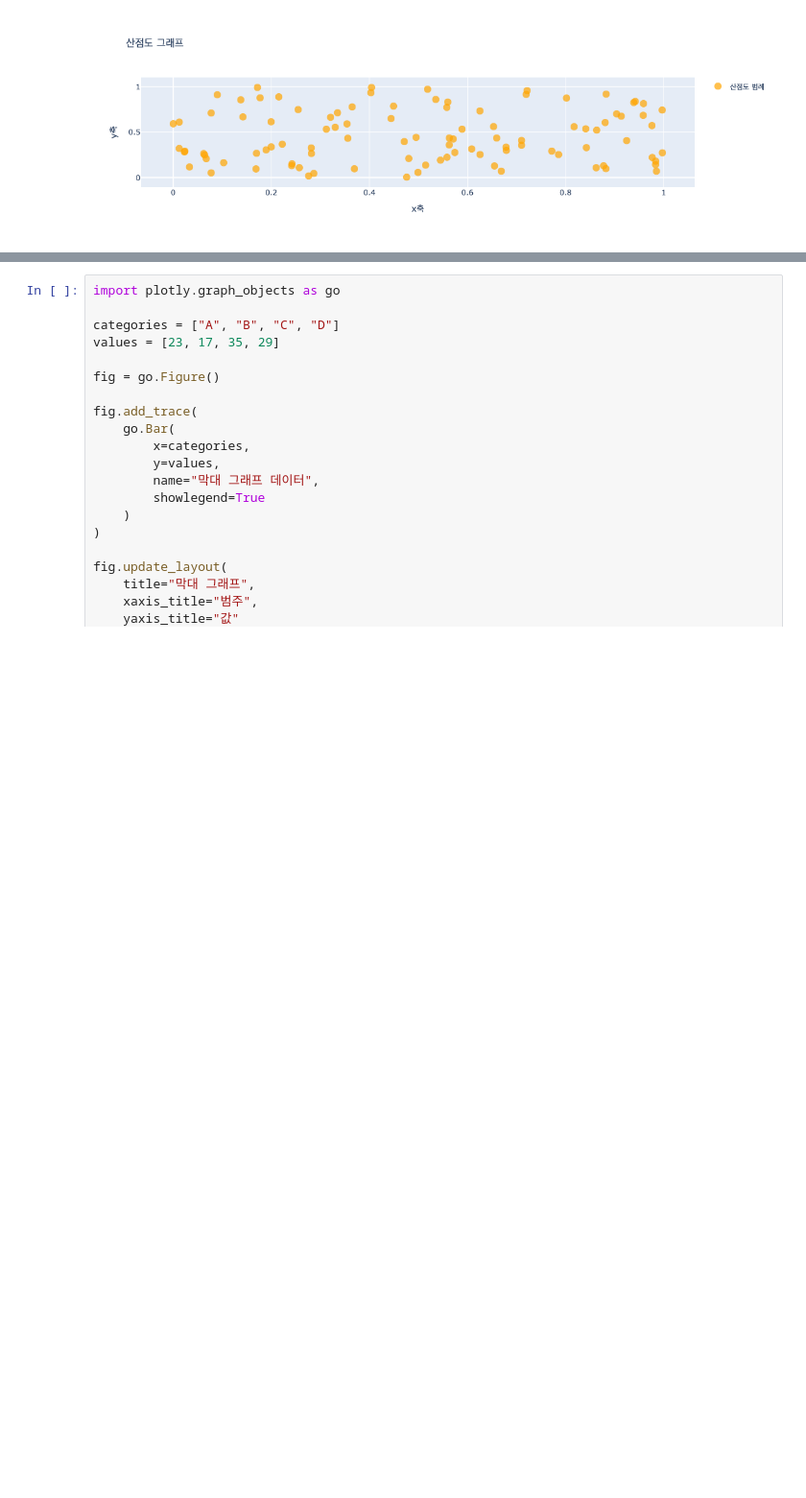
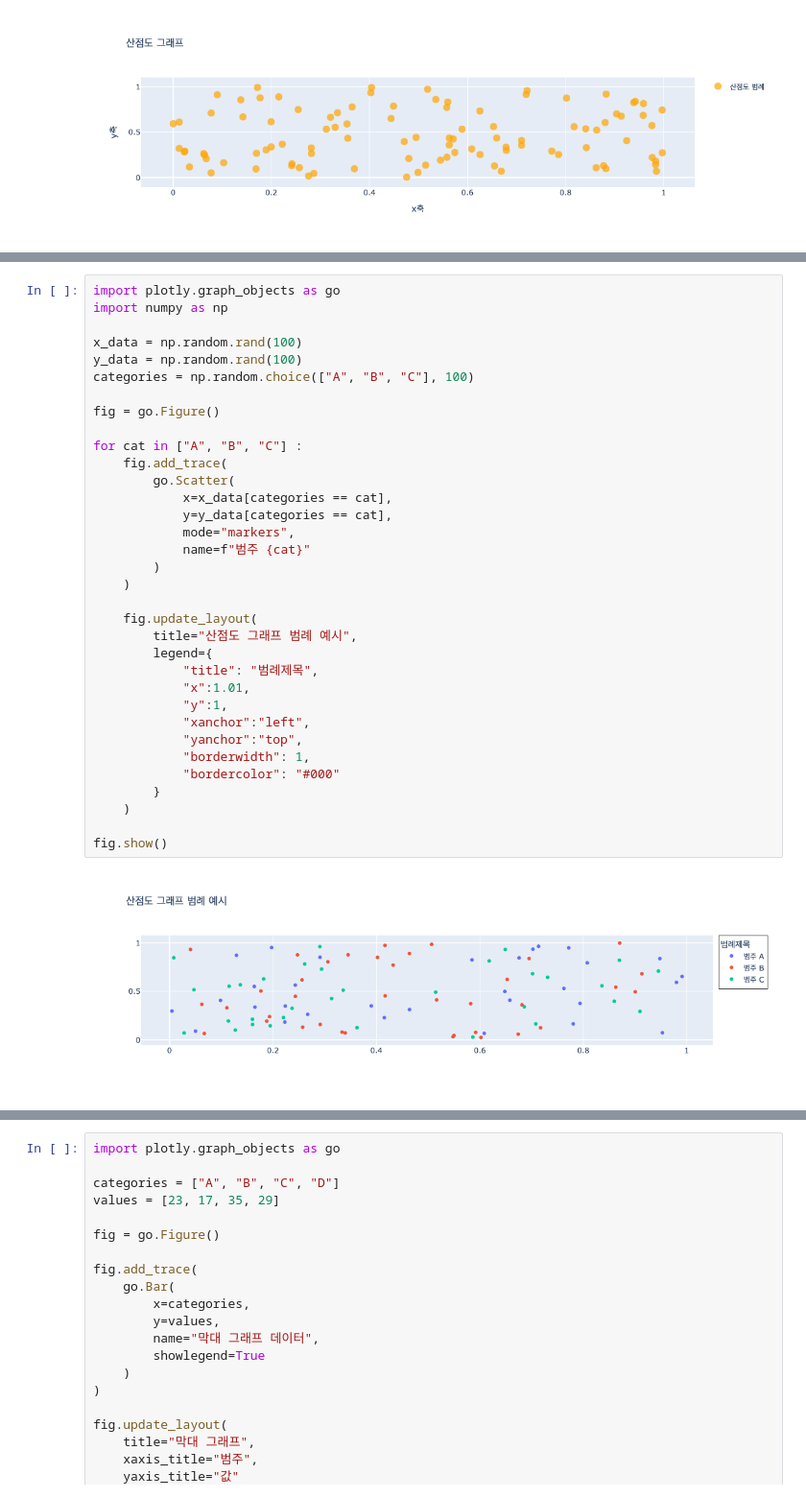
Before and after one commit to mygracep/DJ-mkt-260115, a Jupyter notebook: Pandas/pandas_15_260402.ipynb, the cells around one changed output, grey strips where cells are left out. Shown at 96% size. Saved outputs shown, nothing was run; the diff lists cells and outputs as text; blank space fills up the shorter version.

```diff
--- a/Pandas/pandas_15_260402.ipynb
+++ b/Pandas/pandas_15_260402.ipynb
@@ -76,0 +153,36 @@ fig.show()
+# %%
+import plotly.graph_objects as go
+import numpy as np
+
+x_data = np.random.rand(100)
+y_data = np.random.rand(100)
+categories = np.random.choice(["A", "B", "C"], 100)
+
+fig = go.Figure()
+
+for cat in ["A", "B", "C"] :
+    fig.add_trace(
+        go.Scatter(
+            x=x_data[categories == cat],
+            y=y_data[categories == cat],
+            mode="markers",
+            name=f"범주 {cat}"
+        )
+    )
+
+    fig.update_layout(
+        title="산점도 그래프 범례 예시",
+        legend={
+            "title": "범례제목",
+            "x":1.01,
+            "y":1,
+            "xanchor":"left",
+            "yanchor":"top",
+            "borderwidth": 1,
+            "bordercolor": "#000"
+        }
+    )
+
+fig.show()
+# %% [output]
+[figure, added]
```
Also changed, not shown: parts of 9 cells of this notebook, 20 other files.
